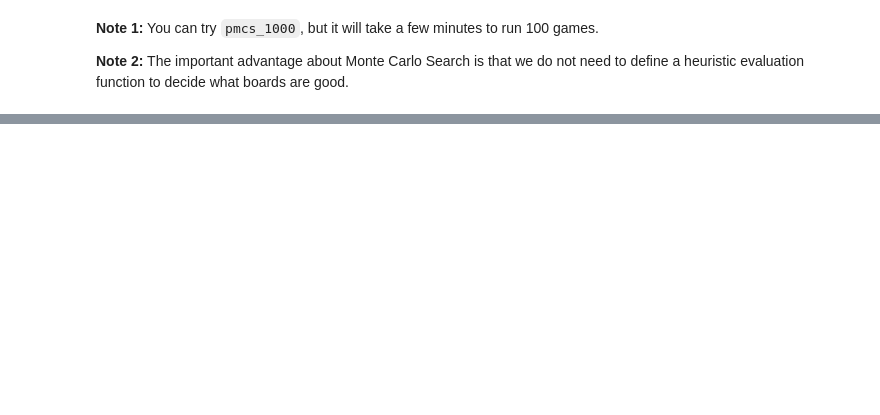
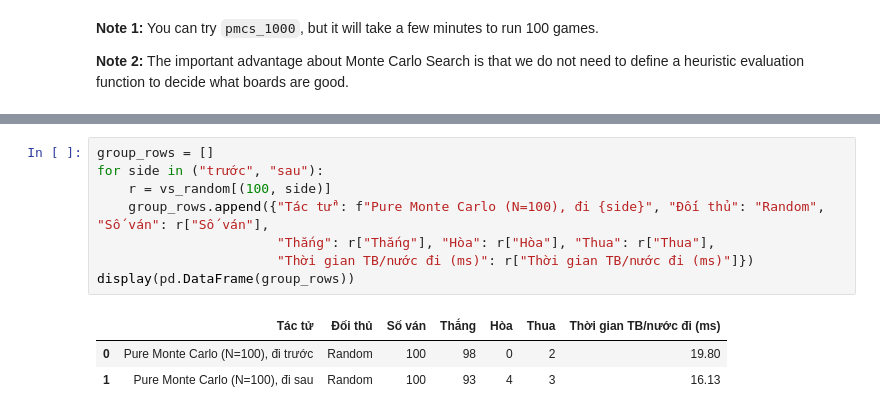
Before and after one commit to Ko4rut/ML-Advance-Group, a Jupyter notebook: lab05 - game/lab05 - game/tictactoe_pure_monte_carlo_search.ipynb, the cells around one changed output, grey strips where cells are left out. Saved outputs shown, nothing was run; the diff lists cells and outputs as text; blank space fills up the shorter version.

```diff
--- a/lab05 - game/lab05 - game/tictactoe_pure_monte_carlo_search.ipynb
+++ b/lab05 - game/lab05 - game/tictactoe_pure_monte_carlo_search.ipynb
@@ -399,0 +706,12 @@ Wall time: 7.68 s
+# %%
+group_rows = []
+for side in ("trước", "sau"):
+    r = vs_random[(100, side)]
+    group_rows.append({"Tác tử": f"Pure Monte Carlo (N=100), đi {side}", "Đối thủ": "Random", "Số ván": r["Số ván"],
+                       "Thắng": r["Thắng"], "Hòa": r["Hòa"], "Thua": r["Thua"],
+                       "Thời gian TB/nước đi (ms)": r["Thời gian TB/nước đi (ms)"]})
+display(pd.DataFrame(group_rows))
+# %% [output]
+|  | Tác tử | Đối thủ | Số ván | Thắng | Hòa | Thua | Thời gian TB/nước đi (ms) |
+| 0 | Pure Monte Carlo (N=100), đi trước | Random | 100 | 98 | 0 | 2 | 19.80 |
+| 1 | Pure Monte Carlo (N=100), đi sau | Random | 100 | 93 | 4 | 3 | 16.13 |
```
Also changed, not shown: parts of 54 cells of this notebook.
